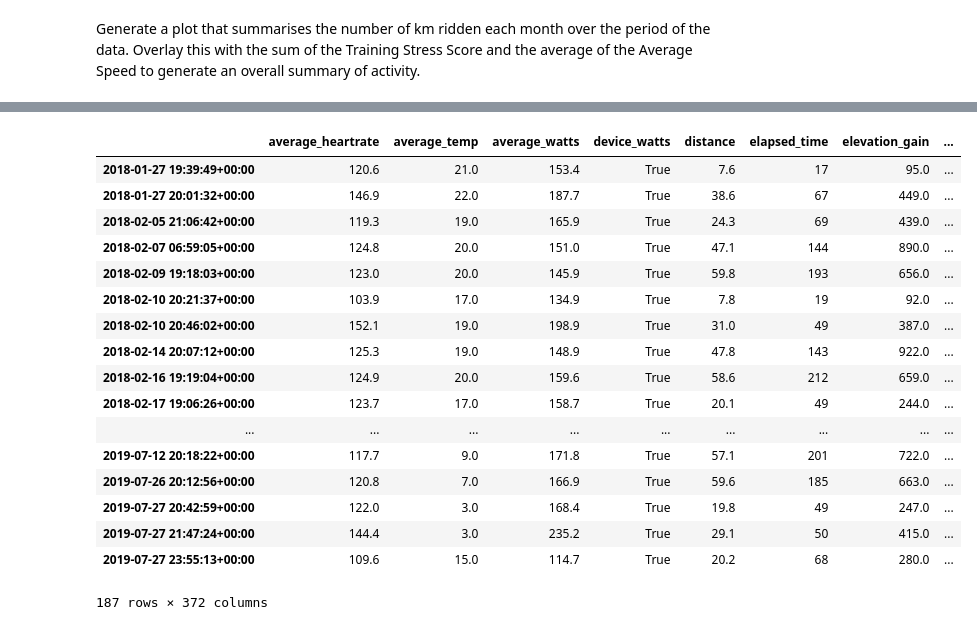
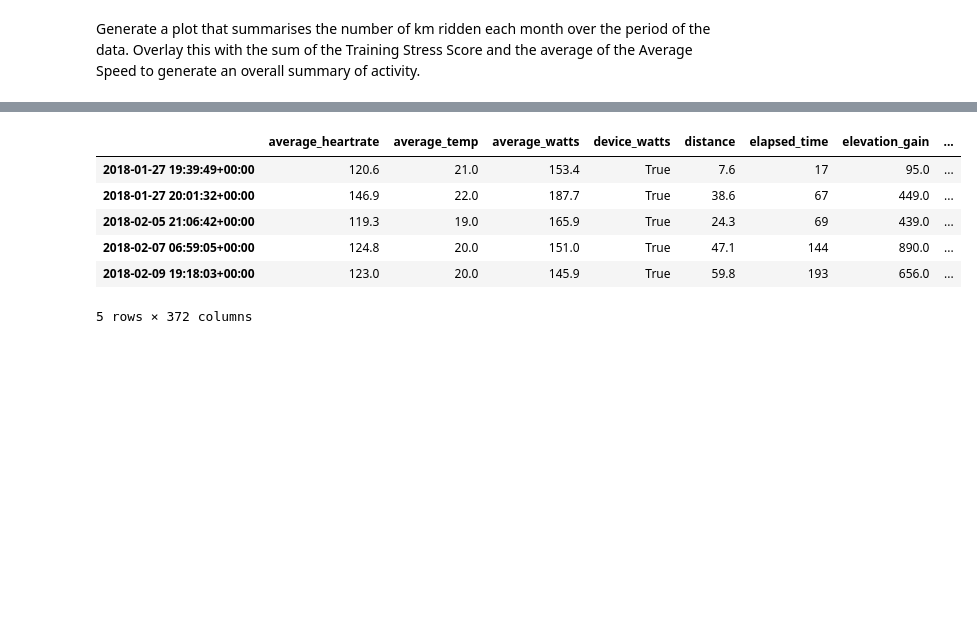
Before and after one commit to arianaroz/comp257-portfolio-2019, a Jupyter notebook: Portfolio 1.ipynb, the cells around one changed output, grey strips where cells are left out. Cells and saved outputs as stored; diff of their text form; code cells hidden in the pictures; blank space fills up the shorter version.

```diff
--- a/Portfolio 1.ipynb
+++ b/Portfolio 1.ipynb
@@ -320,26 +304,15 @@ dtype: object
 # %%
 new_df['date'] = pd.to_datetime(new_df['date'])
 
-new_df
+new_df.head()
 # %% [output]
 |  | average_heartrate | average_temp | average_watts | device_watts | distance | elapsed_time | elevation_gain | ... |
 | 2018-01-27 19:39:49+00:00 | 120.6 | 21.0 | 153.4 | True | 7.6 | 17 | 95.0 | ... |
 | 2018-01-27 20:01:32+00:00 | 146.9 | 22.0 | 187.7 | True | 38.6 | 67 | 449.0 | ... |
 | 2018-02-05 21:06:42+00:00 | 119.3 | 19.0 | 165.9 | True | 24.3 | 69 | 439.0 | ... |
 | 2018-02-07 06:59:05+00:00 | 124.8 | 20.0 | 151.0 | True | 47.1 | 144 | 890.0 | ... |
 | 2018-02-09 19:18:03+00:00 | 123.0 | 20.0 | 145.9 | True | 59.8 | 193 | 656.0 | ... |
-| 2018-02-10 20:21:37+00:00 | 103.9 | 17.0 | 134.9 | True | 7.8 | 19 | 92.0 | ... |
-| 2018-02-10 20:46:02+00:00 | 152.1 | 19.0 | 198.9 | True | 31.0 | 49 | 387.0 | ... |
-| 2018-02-14 20:07:12+00:00 | 125.3 | 19.0 | 148.9 | True | 47.8 | 143 | 922.0 | ... |
-| 2018-02-16 19:19:04+00:00 | 124.9 | 20.0 | 159.6 | True | 58.6 | 212 | 659.0 | ... |
-| 2018-02-17 19:06:26+00:00 | 123.7 | 17.0 | 158.7 | True | 20.1 | 49 | 244.0 | ... |
-| ... | ... | ... | ... | ... | ... | ... | ... | ... |
-| 2019-07-12 20:18:22+00:00 | 117.7 | 9.0 | 171.8 | True | 57.1 | 201 | 722.0 | ... |
-| 2019-07-26 20:12:56+00:00 | 120.8 | 7.0 | 166.9 | True | 59.6 | 185 | 663.0 | ... |
-| 2019-07-27 20:42:59+00:00 | 122.0 | 3.0 | 168.4 | True | 19.8 | 49 | 247.0 | ... |
-| 2019-07-27 21:47:24+00:00 | 144.4 | 3.0 | 235.2 | True | 29.1 | 50 | 415.0 | ... |
-| 2019-07-27 23:55:13+00:00 | 109.6 | 15.0 | 114.7 | True | 20.2 | 68 | 280.0 | ... |
-187 rows × 372 columns
+5 rows × 372 columns
 # %%
 new_df.index = new_df['date']
 new_df.drop('date', axis=1)
```
Also changed, not shown: parts of 14 cells of this notebook.
